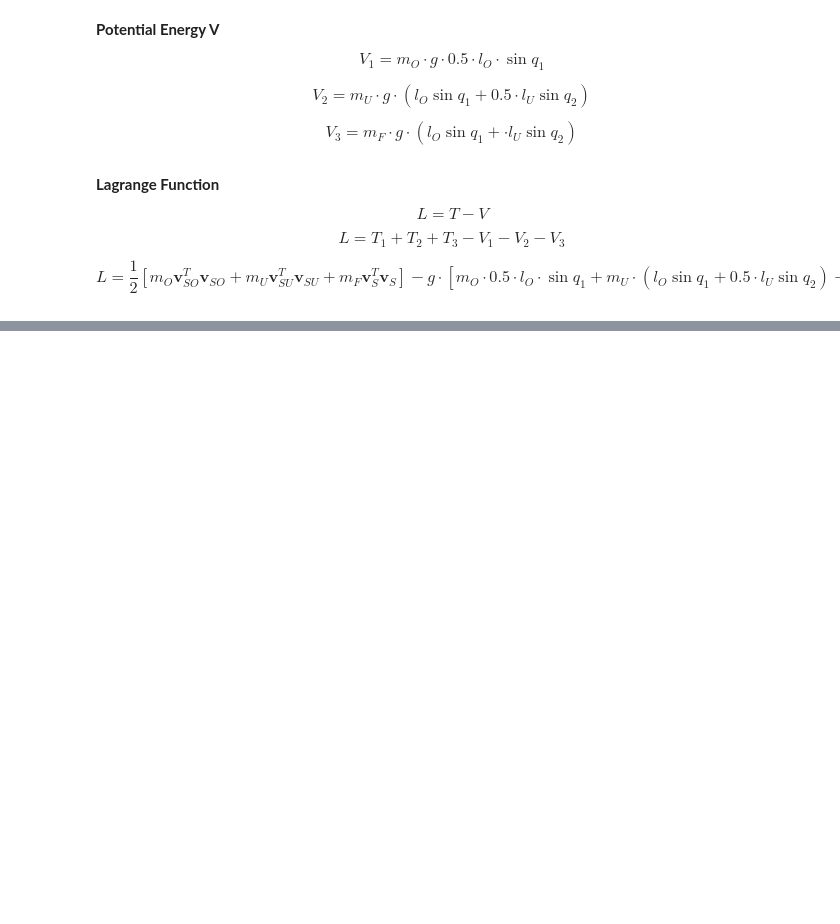
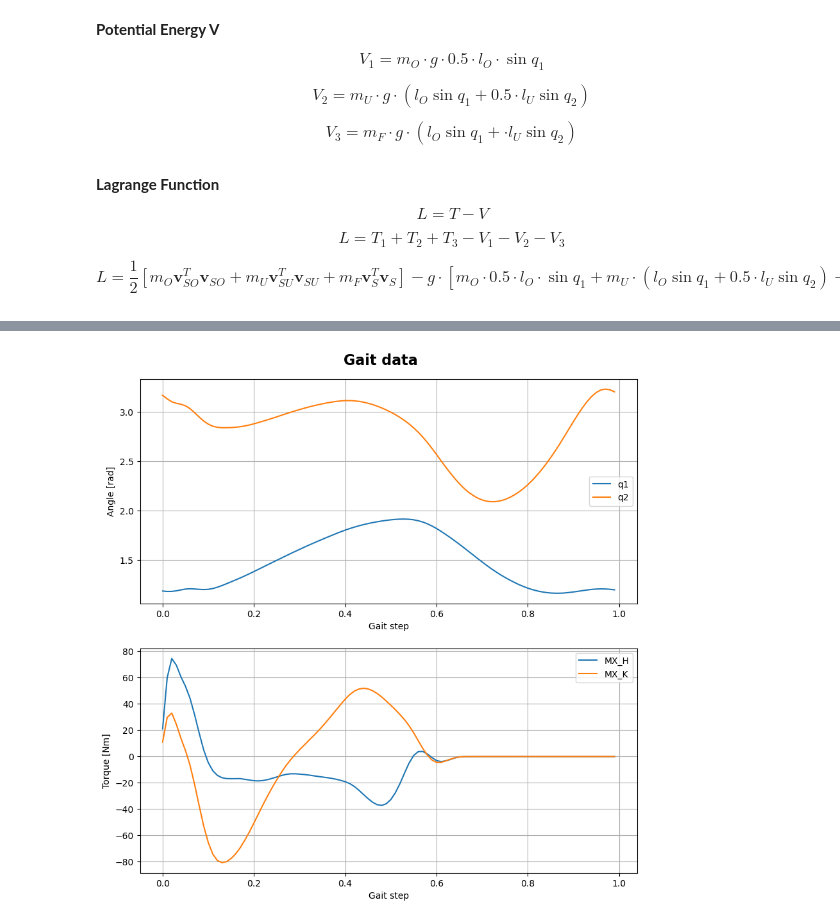
Before and after one commit to whichspaceiam/Computational_Bionics, a Jupyter notebook: Exercise_1/Task-1/Task1.ipynb, the cells around one changed output, grey strips where cells are left out. Drawn from its saved outputs; the diff is of its cells as text; code cells hidden in the pictures; blank space fills up the shorter version.

```diff
--- a/Exercise_1/Task-1/Task1.ipynb
+++ b/Exercise_1/Task-1/Task1.ipynb
@@ -361,17 +382,25 @@ plt.show()
-# %%
-# Read gait data
-filename = 'gait_data.xls'
-gait_data = pd.read_excel(filename, engine='xlrd')
-
-# Extract gait data
-gait_step = np.array(gait_data["gait_%"])
-GRFz = np.array(gait_data["GRFz[%BW]"]) * m_body * g_val / 100
-GRFx = gait_data["GRFx[%BW]"] * m_body * g_val / 100
-MX_H = np.array(gait_data["MX_H[Nm/kg]"])
-MX_K = np.array(gait_data["MX_K[Nm/kg]"])
-q1_gait = np.deg2rad(np.array(gait_data["Flex_Ext_H[deg]"])) + 3 / 2 * np.pi
-q2_gait = q1_gait - np.deg2rad(np.array(gait_data["Flex_Ext_K[deg]"]))
-
-# Interpolate the moment data
-MX_H_interp = interp1d(gait_step, MX_H, kind='cubic')
-MX_K_interp = interp1d(gait_step, MX_K, kind='cubic')
+# %%
+# plot the data from the xls file: use subplots to plot the results for q, omega, and M
+fig, axs = plt.subplots(2, 1, figsize=(10, 10))
+
+# add title
+fig.suptitle('Gait data', fontsize=16, fontweight='bold', y=0.92)
+
+axs[0].plot(gait_step, q1_gait, label='q1')
+axs[0].plot(gait_step, q2_gait, label='q2')
+axs[0].set_xlabel('Gait step')
+axs[0].set_ylabel('Angle [rad]')
+axs[0].grid()
+axs[0].legend()
+
+# plot M
+axs[1].plot(gait_step, MX_H, label='MX_H')
+axs[1].plot(gait_step, MX_K, label='MX_K')
+axs[1].set_xlabel('Gait step')
+axs[1].set_ylabel('Torque [Nm]')
+axs[1].grid()
+axs[1].legend()
+
+plt.show()
+# %% [output]
+[figure, added]
```
Also changed, not shown: parts of 16 cells of this notebook, 4 other files.
